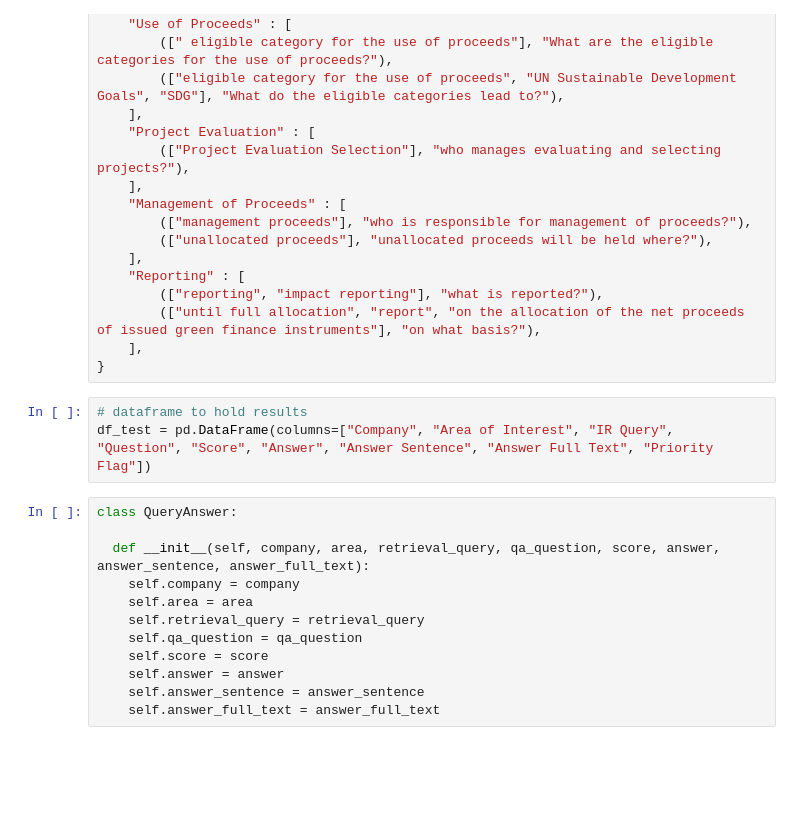
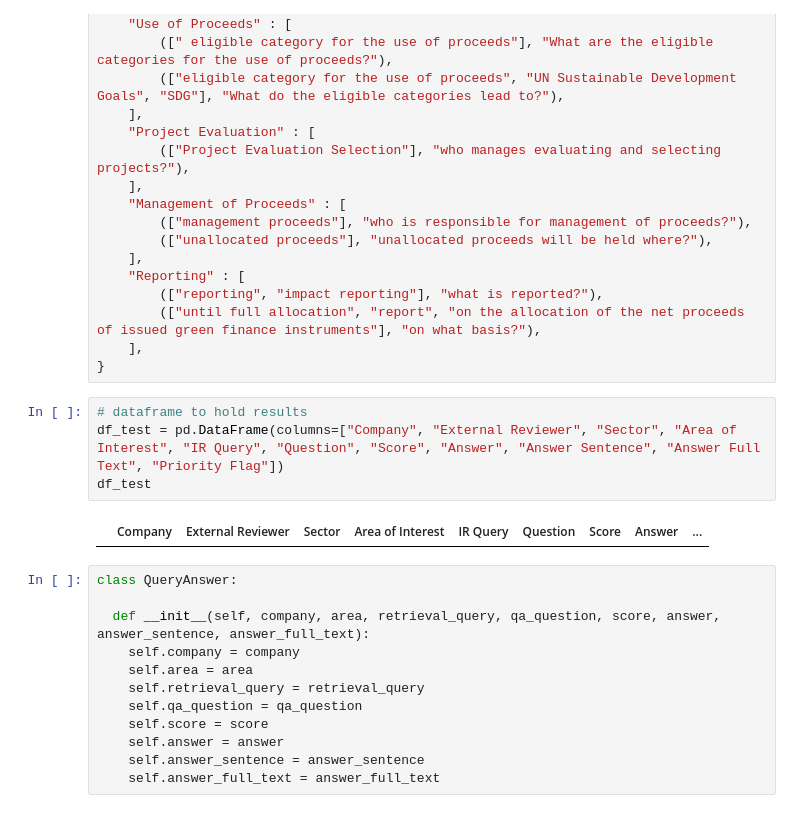
Before and after one commit to LordLean/Extracting-Green-Bonds-Use-of-Proceeds, a Jupyter notebook: QA_Pipeline.ipynb, the cells around one changed output. Saved outputs shown, nothing was run; the diff lists cells and outputs as text; blank space fills up the shorter version.

```diff
--- a/QA_Pipeline.ipynb
+++ b/QA_Pipeline.ipynb
@@ -436,7 +443,10 @@ query_questioner = {
 }
 # %%
 # dataframe to hold results
-df_test = pd.DataFrame(columns=["Company", "Area of Interest", "IR Query", "Question", "Score", "Answer", "Answer Sentence", "Answer Full Text", "Priority Flag"])
+df_test = pd.DataFrame(columns=["Company", "External Reviewer", "Sector", "Area of Interest", "IR Query", "Question", "Score", "Answer", "Answer Sentence", "Answer Full Text", "Priority Flag"])
+df_test
+# %% [output]
+|  | Company | External Reviewer | Sector | Area of Interest | IR Query | Question | Score | Answer | ... |
 # %%
 class QueryAnswer:
 
```
Also changed, not shown: parts of 18 cells of this notebook.
